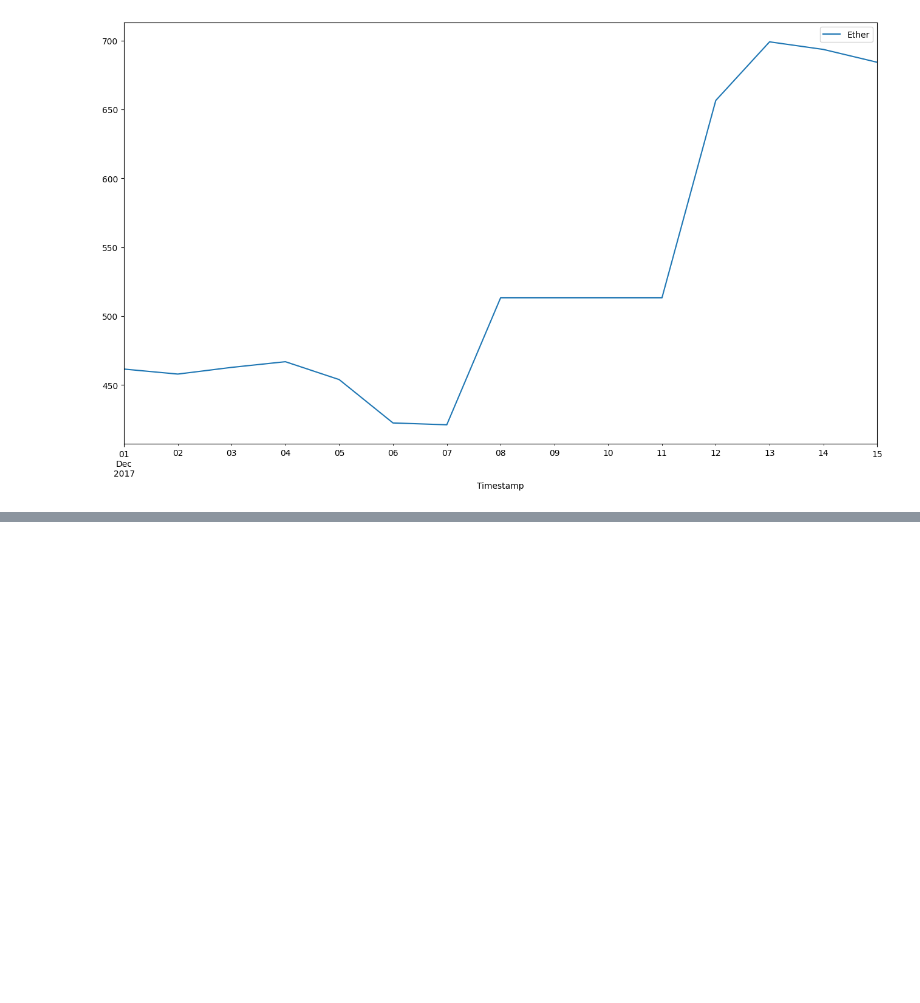
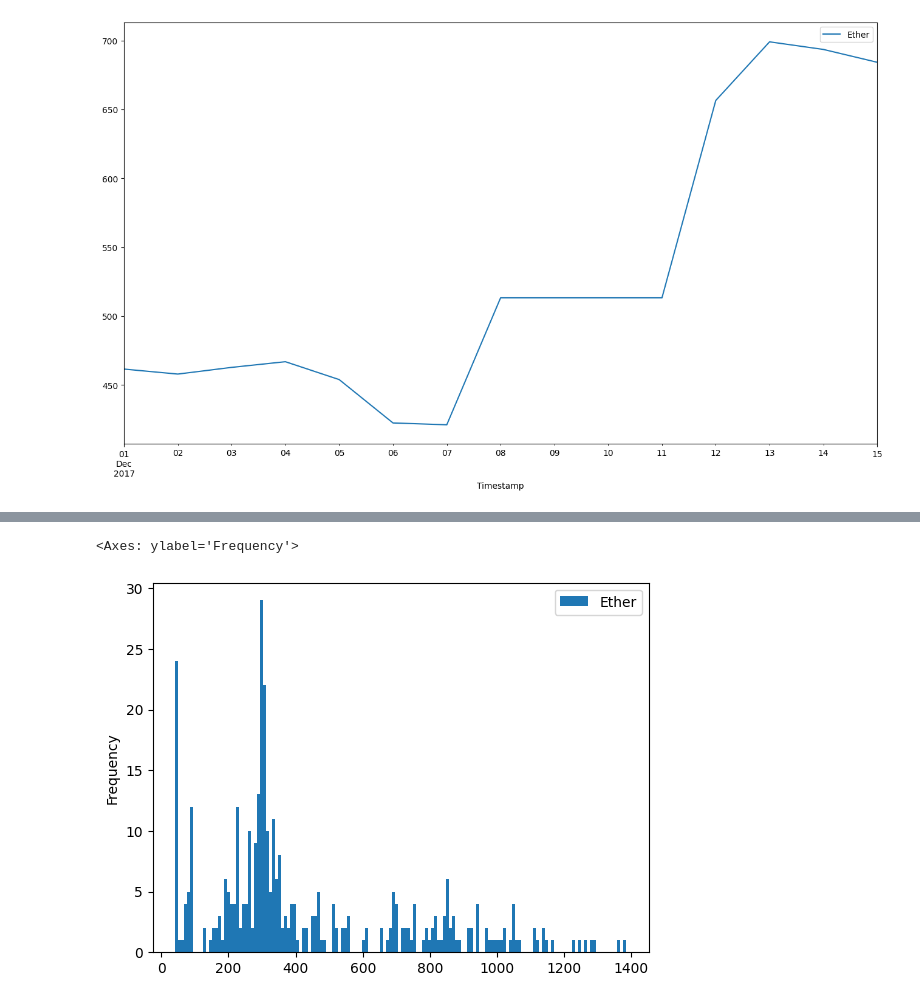
Before and after one commit to SergioAMT/Data-analysis, a Jupyter notebook: BTC Example.ipynb, the cells around one changed output, grey strips where cells are left out. Drawn from its saved outputs; the diff is of its cells as text; code cells hidden in the pictures; blank space fills up the shorter version.

```diff
--- a/BTC Example.ipynb
+++ b/BTC Example.ipynb
@@ -97,0 +156,6 @@ df.loc['2017-12': '2017-12-15'].plot(y='Ether', figsize=(16, 9))
+# %%
+# bins are the number of class
+df_cleaned.plot(kind='hist', y='Ether', bins=150)
+# %% [output]
+<Axes: ylabel='Frequency'>
+[figure, added]
```
Also changed, not shown: parts of 41 cells of this notebook.
